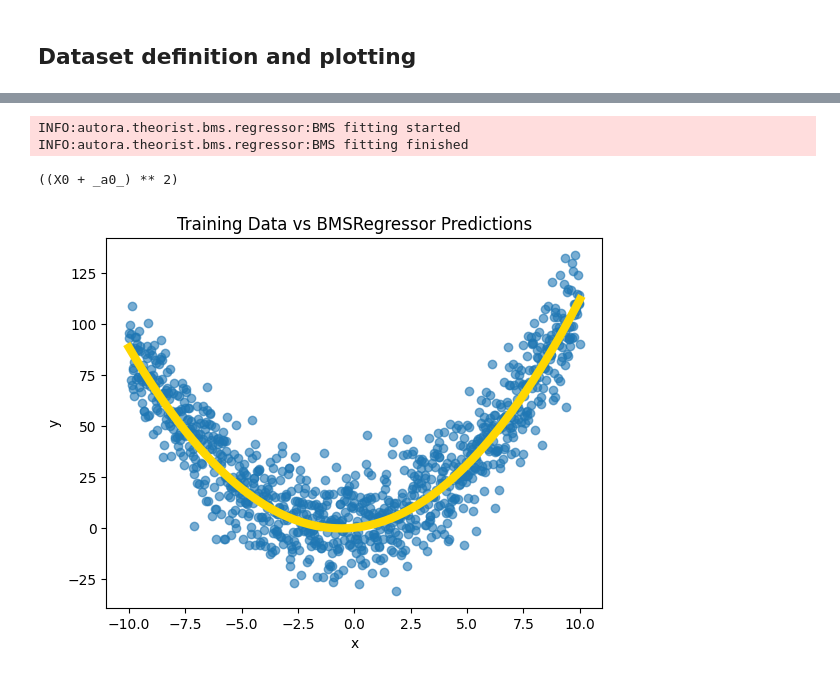
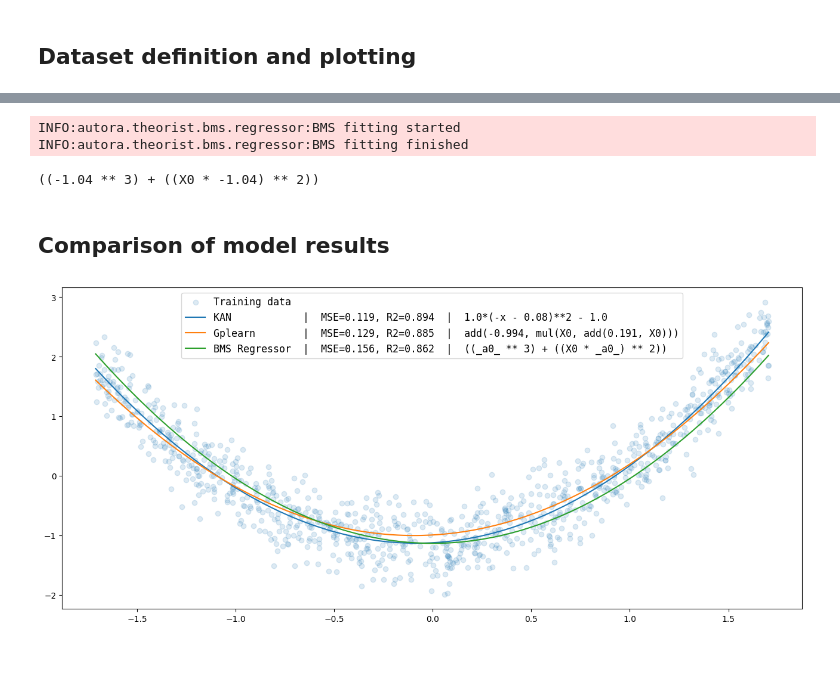
Before and after one commit to MrPio/KAN-Symbolic_Regression, a Jupyter notebook: Comparison_of_different_methods_for_SR.ipynb, the cells around one changed output, grey strips where cells are left out. Cells and saved outputs as stored; diff of their text form; code cells hidden in the pictures.

Commit message:
Rewrite Comparison_of_different_methods_for_SR from scratch

```diff
--- a/Comparison_of_different_methods_for_SR.ipynb
+++ b/Comparison_of_different_methods_for_SR.ipynb
@@ -213,9 +82,0 @@ Formula: add(mul(add(0.191, X0), X0), -0.991)
-# %%
-# Mean Squared Error
-mse = mean_squared_error(y_train, y_pred)
-
-# R^2 coefficient of determination
-r2 = r2_score(y_train, y_pred)
-
-print(f"Mean Squared Error (MSE): {mse}")
-print(f"Coefficient of Determination (R^2): {r2}")
@@ -229,0 +83,2 @@ y_train = dataset['train_label'].numpy()
+# %%
+genetic_model.fit(Xs, Ys)
@@ -230,24 +110,36 @@ y_train = dataset['train_label'].numpy()
 # %%
-temperatures = [1.0] + [1.04 ** k for k in range(1, 20)]
-
-bms_estimator = BMSRegressor(
-    epochs=100,
-    ts=temperatures,
+bms_model = BMSRegressor(
+    epochs=400,
+    ts=[1.0] + [1.04 ** k for k in range(1, 20)],
 )
-# %%
-bms_estimator.fit(X_train, y_train)
-# %% [output]
-INFO:autora.theorist.bms.regressor:BMS fitting started
-INFO:autora.theorist.bms.regressor:BMS fitting finished
-# %%
-y_pred = bms_estimator.predict(X_train)
-plt.figure()
-plt.title('Training Data vs BMSRegressor Predictions')
-plt.plot(X_train, y_train, "o",alpha=0.6, )
-plt.plot(X_train, y_pred, "-", linewidth=6, color='gold')
-plt.xlabel('x')
-plt.ylabel('y')
-bms_estimator.model_
-# %% [output]
-((X0 + _a0_) ** 2)
-[figure, removed]
+# %%
+bms_model.fit(Xs, Ys)
+# %% [output]
+INFO:autora.theorist.bms.regressor:BMS fitting started
+INFO:autora.theorist.bms.regressor:BMS fitting finished
+((-1.04 ** 3) + ((X0 * -1.04) ** 2))
+# %% [markdown]
+## Comparison of model results
+# %%
+# Get the models predictions
+with torch.no_grad():
+    kan_pred = kan_model(Xs)
+    genetic_pred = genetic_model.predict(Xs)
+    bms_pred = bms_model.predict(Xs)
+
+models = [('KAN', kan_pred, kan_model.symbolic_formula(var=['x'])[0][0].evalf(1)),
+          ('Gplearn', genetic_pred, genetic_model._program),
+          ('BMS Regressor', bms_pred, bms_model.model_)]
+fig, ax = plt.subplots()
+ax.scatter(Xs, Ys, label='Training data', alpha=0.15)
+for pred in models:
+    sorted_idx = np.argsort(Xs[:, 0])
+    mse, r2 = mean_squared_error(Ys, pred[1]), r2_score(Ys, pred[1])
+    ax.plot(Xs[sorted_idx], pred[1][sorted_idx],
+            label=f'{pred[0]}{" " * (max(map(lambda x: len(x[0]), models)) - len(pred[0]))}  |  MSE={round(mse, 3)}, R2={round(r2, 3)}  |  {pred[2]}')
+
+fig.set_size_inches(16, 7)
+plt.legend(prop=font_manager.FontProperties(family='monospace', size=12))
+plt.show()
+# %% [output]
+[figure, added]
```
Also changed, not shown: parts of 24 cells of this notebook.
